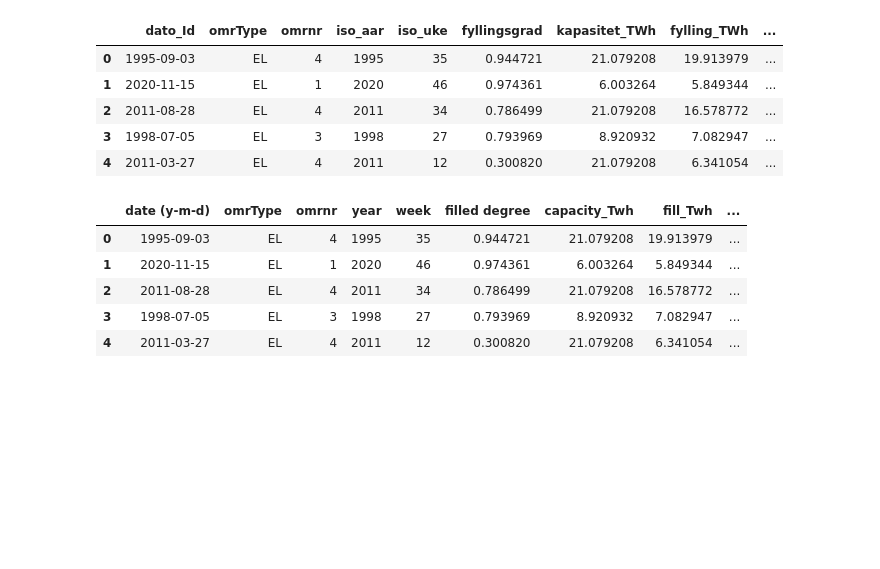
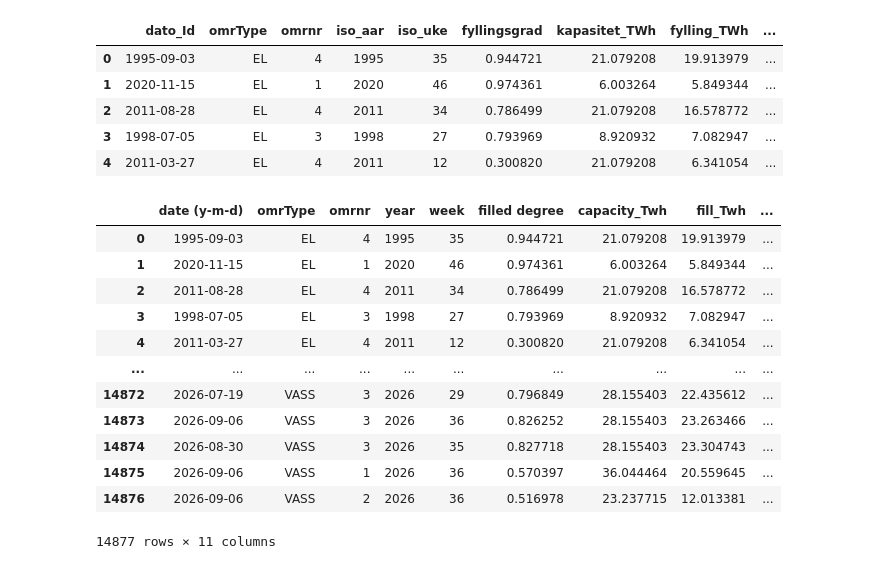
Before and after one commit to LjosNorth/IND320LjosNorth, a Jupyter notebook: notebooks/Notebook.ipynb, the cells around one changed output. Saved outputs shown, nothing was run; the diff lists cells and outputs as text; code cells hidden in the pictures; blank space fills up the shorter version.

Commit message:
some small adjusts, to various files, and changing plotting columns

```diff
--- a/notebooks/Notebook.ipynb
+++ b/notebooks/Notebook.ipynb
@@ -27,23 +34,30 @@ reservoirs.head()
 # %%
 reservoirs = reservoirs.rename(columns={
     "dato_Id":"date (y-m-d)",
     "iso_aar":"year",
     "iso_uke":"week",
     "fyllingsgrad":"filled degree",
     "kapasitet_TWh":"capacity_Twh",
     "fylling_TWh":"fill_Twh",
     "neste_Publiseringsdato":"next_PublicizingDate",
     "fyllingsgrad_forrige_uke":"filled degree last week",
     "endring_fyllingsgrad":"change in filled degree"
 })
-reservoirs.head()
+reservoirs
 # %% [output]
 |  | date (y-m-d) | omrType | omrnr | year | week | filled degree | capacity_Twh | fill_Twh | ... |
 | 0 | 1995-09-03 | EL | 4 | 1995 | 35 | 0.944721 | 21.079208 | 19.913979 | ... |
 | 1 | 2020-11-15 | EL | 1 | 2020 | 46 | 0.974361 | 6.003264 | 5.849344 | ... |
 | 2 | 2011-08-28 | EL | 4 | 2011 | 34 | 0.786499 | 21.079208 | 16.578772 | ... |
 | 3 | 1998-07-05 | EL | 3 | 1998 | 27 | 0.793969 | 8.920932 | 7.082947 | ... |
 | 4 | 2011-03-27 | EL | 4 | 2011 | 12 | 0.300820 | 21.079208 | 6.341054 | ... |
+| ... | ... | ... | ... | ... | ... | ... | ... | ... | ... |
+| 14872 | 2026-07-19 | VASS | 3 | 2026 | 29 | 0.796849 | 28.155403 | 22.435612 | ... |
+| 14873 | 2026-09-06 | VASS | 3 | 2026 | 36 | 0.826252 | 28.155403 | 23.263466 | ... |
+| 14874 | 2026-08-30 | VASS | 3 | 2026 | 35 | 0.827718 | 28.155403 | 23.304743 | ... |
+| 14875 | 2026-09-06 | VASS | 1 | 2026 | 36 | 0.570397 | 36.044464 | 20.559645 | ... |
+| 14876 | 2026-09-06 | VASS | 2 | 2026 | 36 | 0.516978 | 23.237715 | 12.013381 | ... |
+14877 rows × 11 columns
 # %%
 #pandas plot backend
 pd.options.plotting.backend = "plotly"
```
Also changed, not shown: parts of 4 cells of this notebook, 4 other files.
